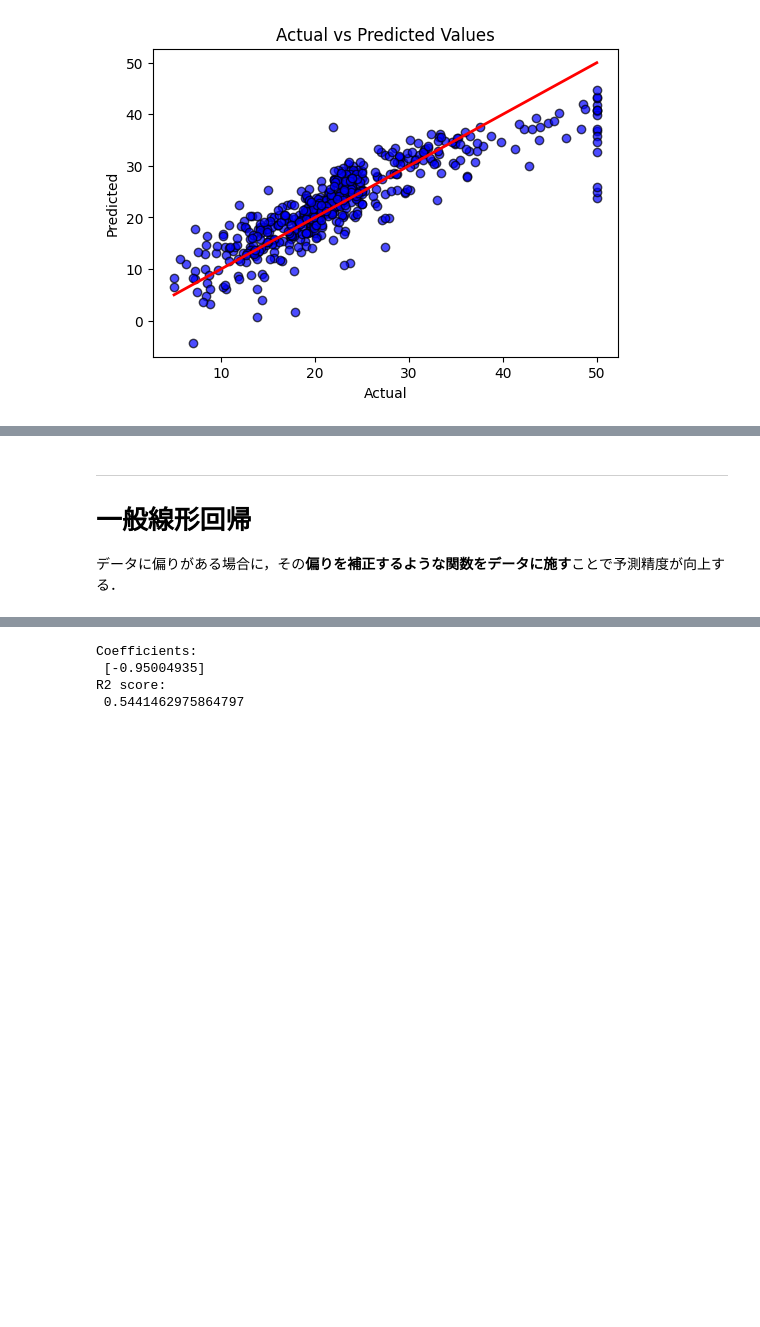
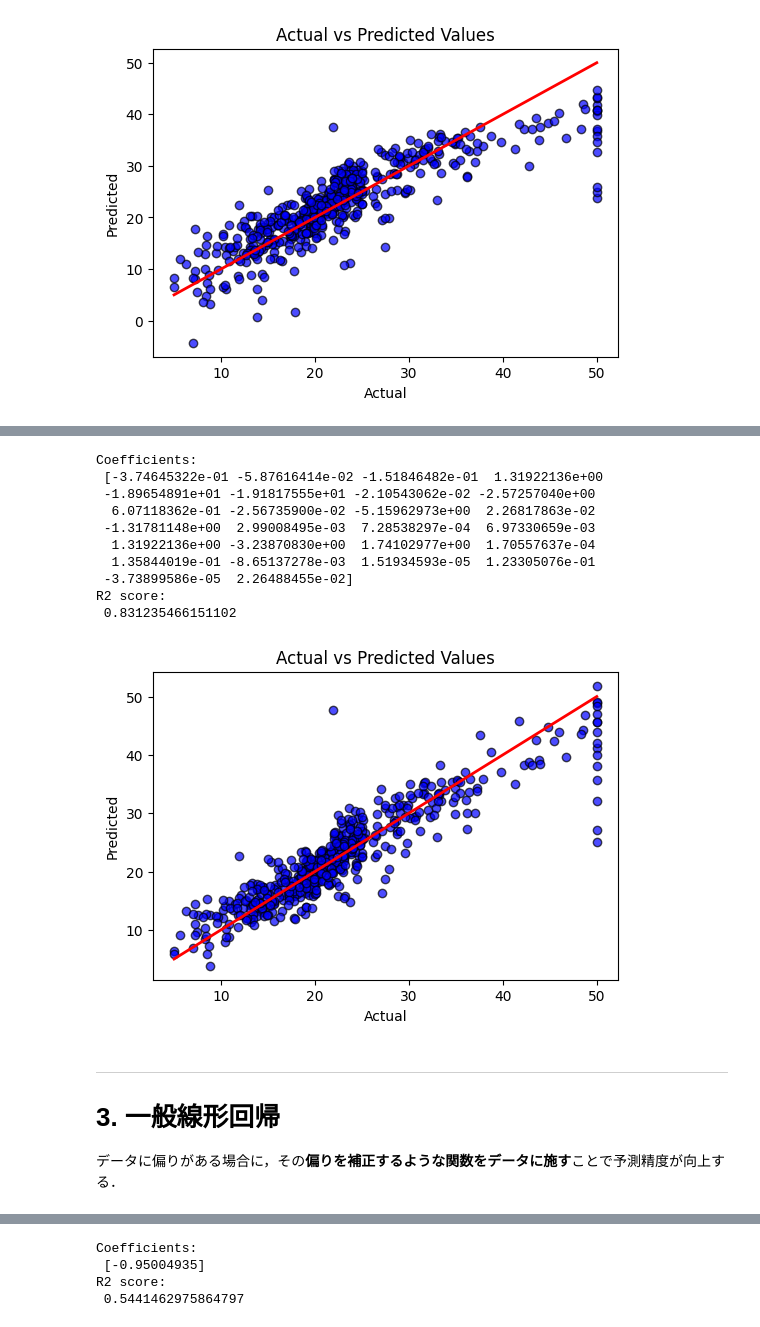
Before and after one commit to Yosuke-Sugiura/MachineLearning_Exercise, a Jupyter notebook: 回帰に関するコード.ipynb, the cells around one changed output, grey strips where cells are left out. Cells and saved outputs as stored; diff of their text form; code cells hidden in the pictures; blank space fills up the shorter version.

```diff
--- a/回帰に関するコード.ipynb
+++ b/回帰に関するコード.ipynb
@@ -176,6 +269,66 @@ R2 score:
+# %%
+# モジュール(関数が詰め込まれたツールボックス)をインポートする．
+# これで高度な関数が好かえるようになる．
+import numpy as np                  # numpyモジュールを読み込んで"np"と名付ける
+import matplotlib.pyplot as plt     # matplotlib.pyplotモジュールを読み込んで"plt"と名付ける
+from sklearn import linear_model    # sklearnモジュールからlinear_modelを読み込む(名前はそのままlinear_model)
+from sklearn.metrics import r2_score
+
+# データの読み込み
+# 自身のデータを使うなら...
+# 1. csvファイルを作成する．1行目は特徴量のラベルを入れる(boston.csvを参考に)．
+# 2. 左ツールバーのフォルダアイコンをクリック
+# 3. 作成したcsvファイルをドラッグ&ドロップ
+with open("boston_poly.csv", 'r') as file:
+    line = file.readline()
+    data = np.loadtxt(file, delimiter=',')
+
+# 入力の設定
+inputs = data[:,:-1]                # 最後の列以外の列を inputs に設定する．
+
+# 出力の設定
+outputs = data[:,-1]                # 最後の列の特徴量を読み込んで outputs とする．
+
+# 回帰分析を行う
+regr = linear_model.LinearRegression()  # 回帰分析を行うオブジェクト"regr"を設定する．
+regr.fit(inputs, outputs)               # 入力と出力の関係を学習する．
+
+# 予測した値を算出する
+predicts = regr.predict(inputs)     # inputsをもとに学習モデルで予測を行う．
+
+# 傾きの値を表示する
+print('Coefficients: \n', regr.coef_)
+
+# R2スコア(1に近いほど予測性能が優れる)を算出する
+R2 = r2_score(outputs, predicts)
+print('R2 score: \n', R2)           # R2スコアを表示する
+
+# 予測値と実測値がどれだけずれているかを図で確認する．
+plt.figure(figsize=(6, 4))
+plt.plot([outputs.min(), outputs.max()], [outputs.min(), outputs.max()], color='red', lw=2)
+plt.scatter(outputs, predicts, color='blue', edgecolor='k', alpha=0.7)
+plt.xlabel('Actual')
+plt.ylabel('Predicted')
+plt.title('Actual vs Predicted Values')
+plt.show()
+
+# 予測値を保存する．
+np.savetxt("predict.csv", predicts, delimiter=",", header='predict')
+# %% [output]
+Coefficients:
+ [-3.74645322e-01 -5.87616414e-02 -1.51846482e-01  1.31922136e+00
+ -1.89654891e+01 -1.91817555e+01 -2.10543062e-02 -2.57257040e+00
+  6.07118362e-01 -2.56735900e-02 -5.15962973e+00  2.26817863e-02
+ -1.31781148e+00  2.99008495e-03  7.28538297e-04  6.97330659e-03
+  1.31922136e+00 -3.23870830e+00  1.74102977e+00  1.70557637e-04
+  1.35844019e-01 -8.65137278e-03  1.51934593e-05  1.23305076e-01
+ -3.73899586e-05  2.26488455e-02]
+R2 score:
+ 0.831235466151102
+[figure, added]
 # %% [markdown]
 ---
-# 一般線形回帰
+# 3. 一般線形回帰
 
 データに偏りがある場合に，その**偏りを補正するような関数をデータに施す**ことで予測精度が向上する．
 # %% [markdown]
```
Also changed, not shown: parts of 23 cells of this notebook.
